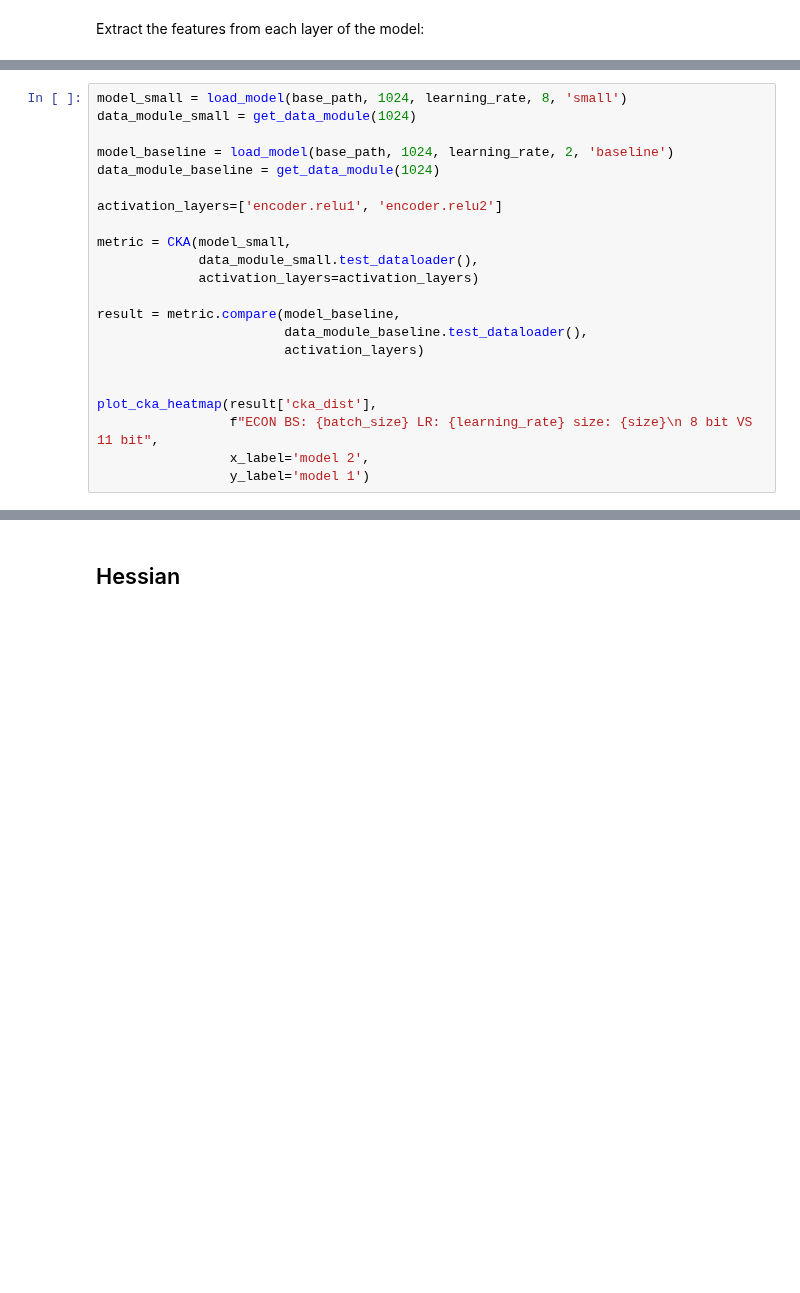
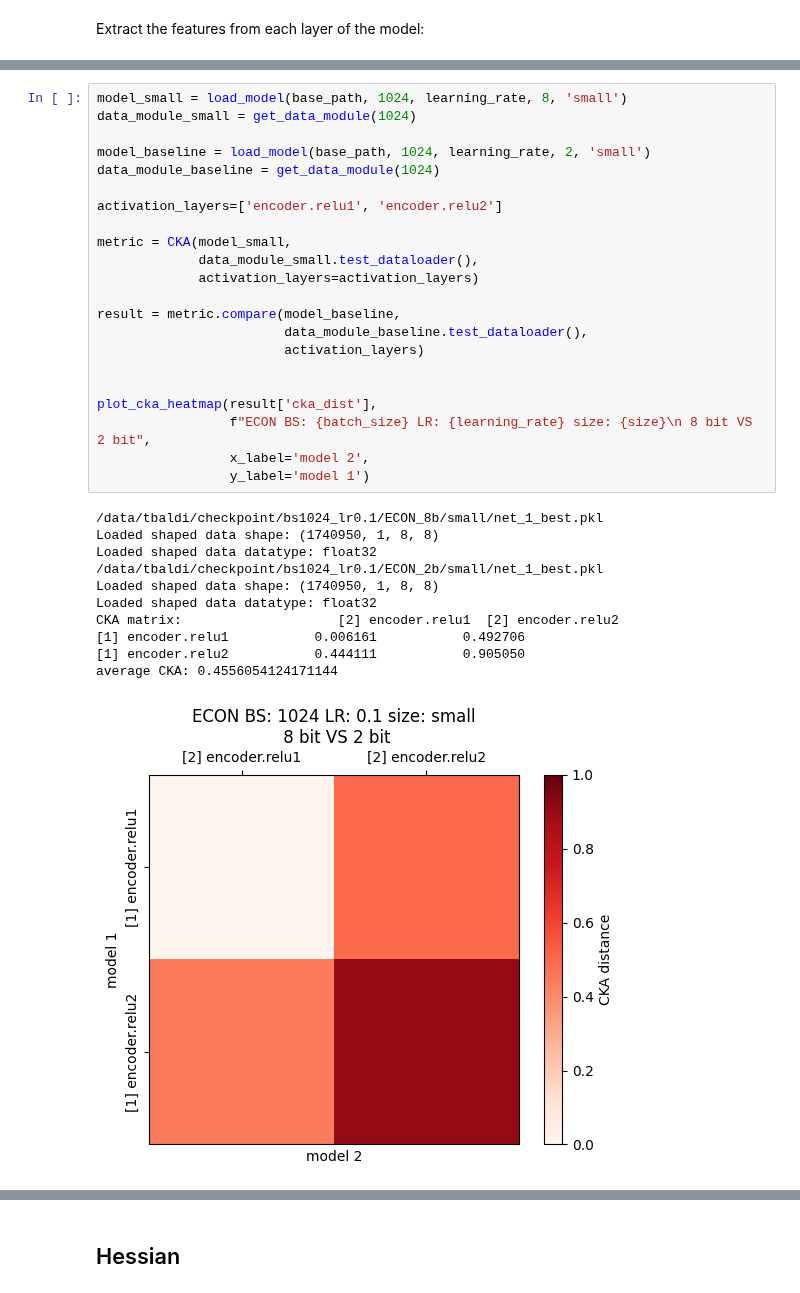
Before and after one commit to Vis4SciML/loss_landscape_taxonomy, a Jupyter notebook: workspace/notebooks/metric_analysis.ipynb, the cells around one changed output, grey strips where cells are left out. Saved outputs shown, nothing was run; the diff lists cells and outputs as text; blank space fills up the shorter version.

```diff
--- a/workspace/notebooks/metric_analysis.ipynb
+++ b/workspace/notebooks/metric_analysis.ipynb
@@ -145,22 +188,34 @@ plot_cka_heatmap(result['cka_dist'],
 # %%
 model_small = load_model(base_path, 1024, learning_rate, 8, 'small')
 data_module_small = get_data_module(1024)
 
-model_baseline = load_model(base_path, 1024, learning_rate, 2, 'baseline')
+model_baseline = load_model(base_path, 1024, learning_rate, 2, 'small')
 data_module_baseline = get_data_module(1024)
 
 activation_layers=['encoder.relu1', 'encoder.relu2']
 
 metric = CKA(model_small,
              data_module_small.test_dataloader(),
              activation_layers=activation_layers)
 
 result = metric.compare(model_baseline,
                         data_module_baseline.test_dataloader(),
                         activation_layers)
 
 
 plot_cka_heatmap(result['cka_dist'],
-                 f"ECON BS: {batch_size} LR: {learning_rate} size: {size}\n 8 bit VS 11 bit",
+                 f"ECON BS: {batch_size} LR: {learning_rate} size: {size}\n 8 bit VS 2 bit",
                  x_label='model 2',
                  y_label='model 1')
+# %% [output]
+/data/tbaldi/checkpoint/bs1024_lr0.1/ECON_8b/small/net_1_best.pkl
+Loaded shaped data shape: (1740950, 1, 8, 8)
+Loaded shaped data datatype: float32
+/data/tbaldi/checkpoint/bs1024_lr0.1/ECON_2b/small/net_1_best.pkl
+Loaded shaped data shape: (1740950, 1, 8, 8)
+Loaded shaped data datatype: float32
+CKA matrix:                    [2] encoder.relu1  [2] encoder.relu2
+[1] encoder.relu1           0.006161           0.492706
+[1] encoder.relu2           0.444111           0.905050
+average CKA: 0.4556054124171144
+[figure, added]
```
Also changed, not shown: parts of 10 cells of this notebook, 4 other files.
